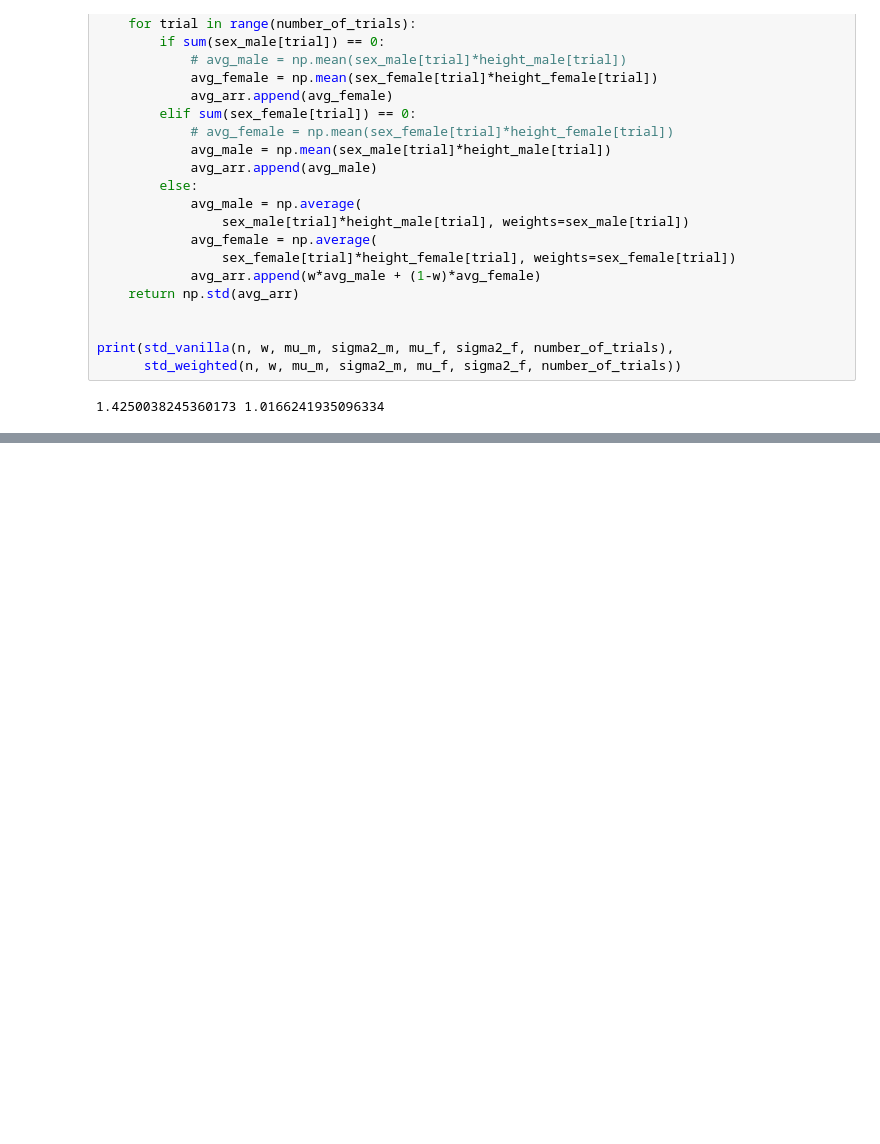
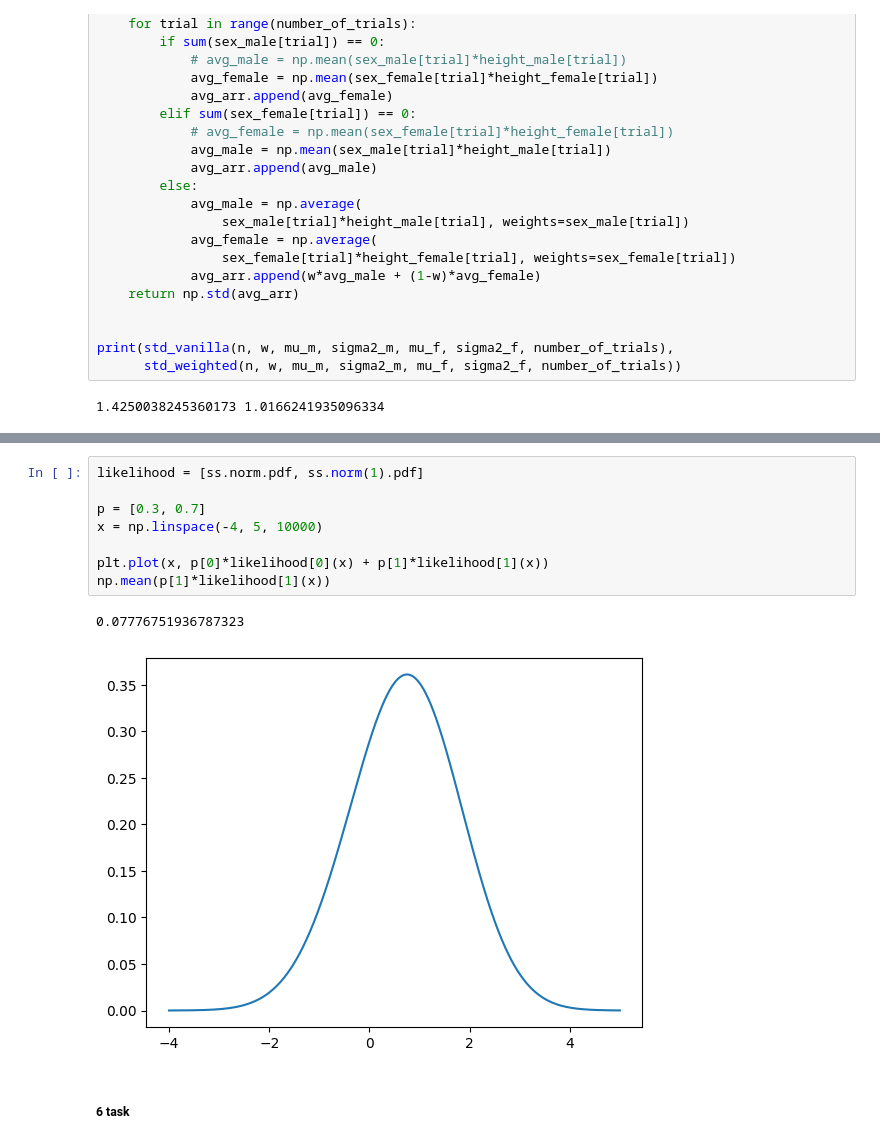
Before and after one commit to korzin-andrey/stats, a Jupyter notebook: 3_hw.ipynb, the cells around one changed output, grey strips where cells are left out. Saved outputs shown, nothing was run; the diff lists cells and outputs as text; blank space fills up the shorter version.

```diff
--- a/3_hw.ipynb
+++ b/3_hw.ipynb
@@ -157,0 +181,13 @@ array([[1.5, 0.5, 1. , 0. , 0.5, 0.5, 0. , 1. , 0. , 1.5, 1.5, 1.5, 1. ,
+# %%
+likelihood = [ss.norm.pdf, ss.norm(1).pdf]
+
+p = [0.3, 0.7]
+x = np.linspace(-4, 5, 10000)
+
+plt.plot(x, p[0]*likelihood[0](x) + p[1]*likelihood[1](x))
+np.mean(p[1]*likelihood[1](x))
+# %% [output]
+0.07776751936787323
+[figure, added]
+# %% [markdown]
+##### 6 task
```
Also changed, not shown: parts of 7 cells of this notebook.
